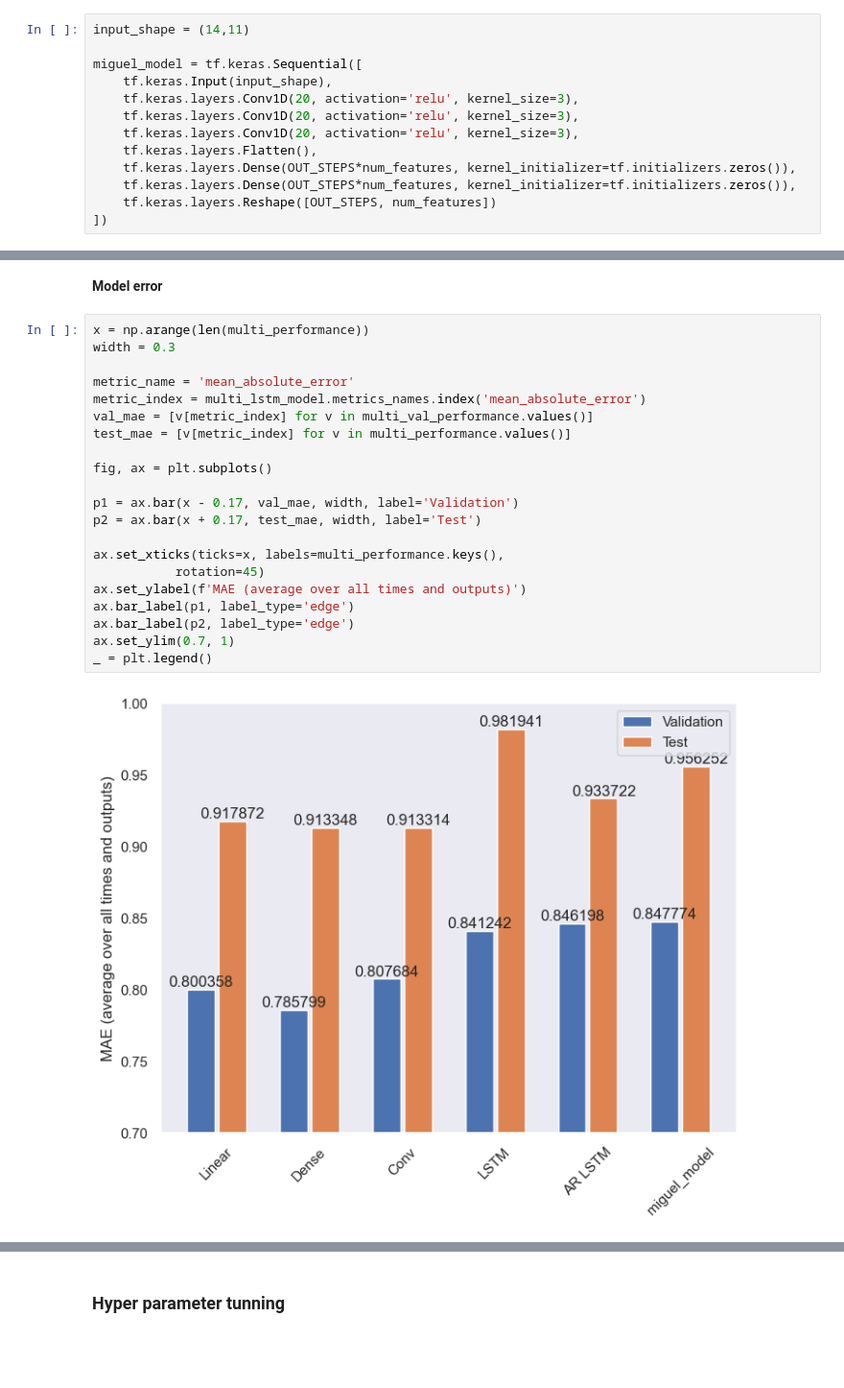
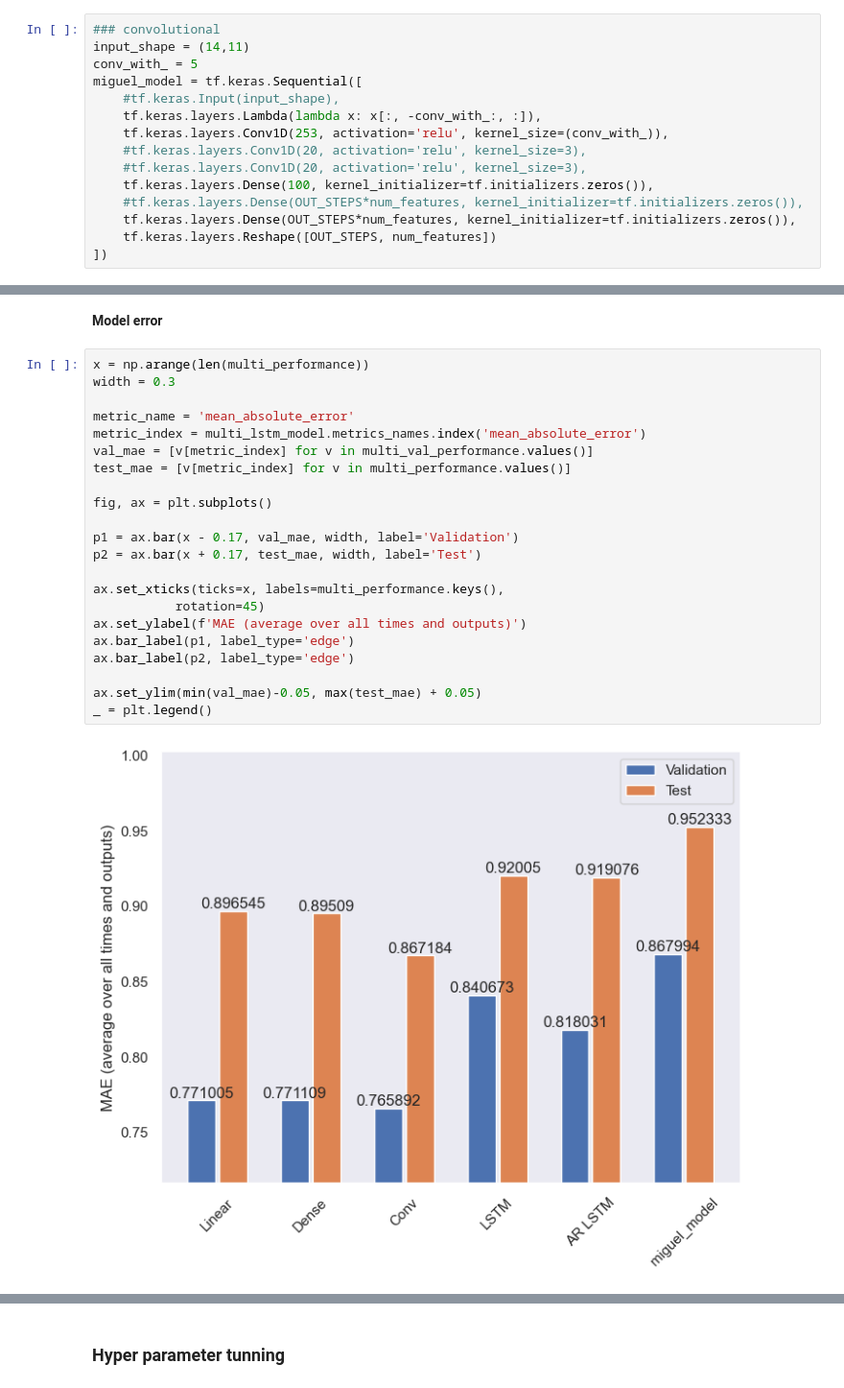
Before and after one commit to miguelmayhem92/virgo, a Jupyter notebook: research_env/baseline-model.ipynb, the cells around one changed output, grey strips where cells are left out. Shown at 96% size. Drawn from its saved outputs; the diff is of its cells as text; blank space fills up the shorter version.

```diff
--- a/research_env/baseline-model.ipynb
+++ b/research_env/baseline-model.ipynb
@@ -521,15 +529,17 @@ wide_window.plot(feedback_model)
 # %% [markdown]
 <b> miguel model
 # %%
+### convolutional
 input_shape = (14,11)
-
+conv_with_ = 5
 miguel_model = tf.keras.Sequential([
-    tf.keras.Input(input_shape),
-    tf.keras.layers.Conv1D(20, activation='relu', kernel_size=3),
-    tf.keras.layers.Conv1D(20, activation='relu', kernel_size=3),
-    tf.keras.layers.Conv1D(20, activation='relu', kernel_size=3),
-    tf.keras.layers.Flatten(),
-    tf.keras.layers.Dense(OUT_STEPS*num_features, kernel_initializer=tf.initializers.zeros()),
+    #tf.keras.Input(input_shape),
+    tf.keras.layers.Lambda(lambda x: x[:, -conv_with_:, :]),
+    tf.keras.layers.Conv1D(253, activation='relu', kernel_size=(conv_with_)),
+    #tf.keras.layers.Conv1D(20, activation='relu', kernel_size=3),
+    #tf.keras.layers.Conv1D(20, activation='relu', kernel_size=3),
+    tf.keras.layers.Dense(100, kernel_initializer=tf.initializers.zeros()),
+    #tf.keras.layers.Dense(OUT_STEPS*num_features, kernel_initializer=tf.initializers.zeros()),
     tf.keras.layers.Dense(OUT_STEPS*num_features, kernel_initializer=tf.initializers.zeros()),
     tf.keras.layers.Reshape([OUT_STEPS, num_features])
 ])
@@ -549,23 +572,24 @@ wide_window.plot(miguel_model)
 # %%
 x = np.arange(len(multi_performance))
 width = 0.3
 
 metric_name = 'mean_absolute_error'
 metric_index = multi_lstm_model.metrics_names.index('mean_absolute_error')
 val_mae = [v[metric_index] for v in multi_val_performance.values()]
 test_mae = [v[metric_index] for v in multi_performance.values()]
 
 fig, ax = plt.subplots()
 
 p1 = ax.bar(x - 0.17, val_mae, width, label='Validation')
 p2 = ax.bar(x + 0.17, test_mae, width, label='Test')
 
 ax.set_xticks(ticks=x, labels=multi_performance.keys(),
            rotation=45)
 ax.set_ylabel(f'MAE (average over all times and outputs)')
 ax.bar_label(p1, label_type='edge')
 ax.bar_label(p2, label_type='edge')
-ax.set_ylim(0.7, 1)
+
+ax.set_ylim(min(val_mae)-0.05, max(test_mae) + 0.05)
 _ = plt.legend()
 # %% [output]
-[figure, old version]
+[figure, new version]
```
Also changed, not shown: parts of 41 cells of this notebook, 5 other files.
